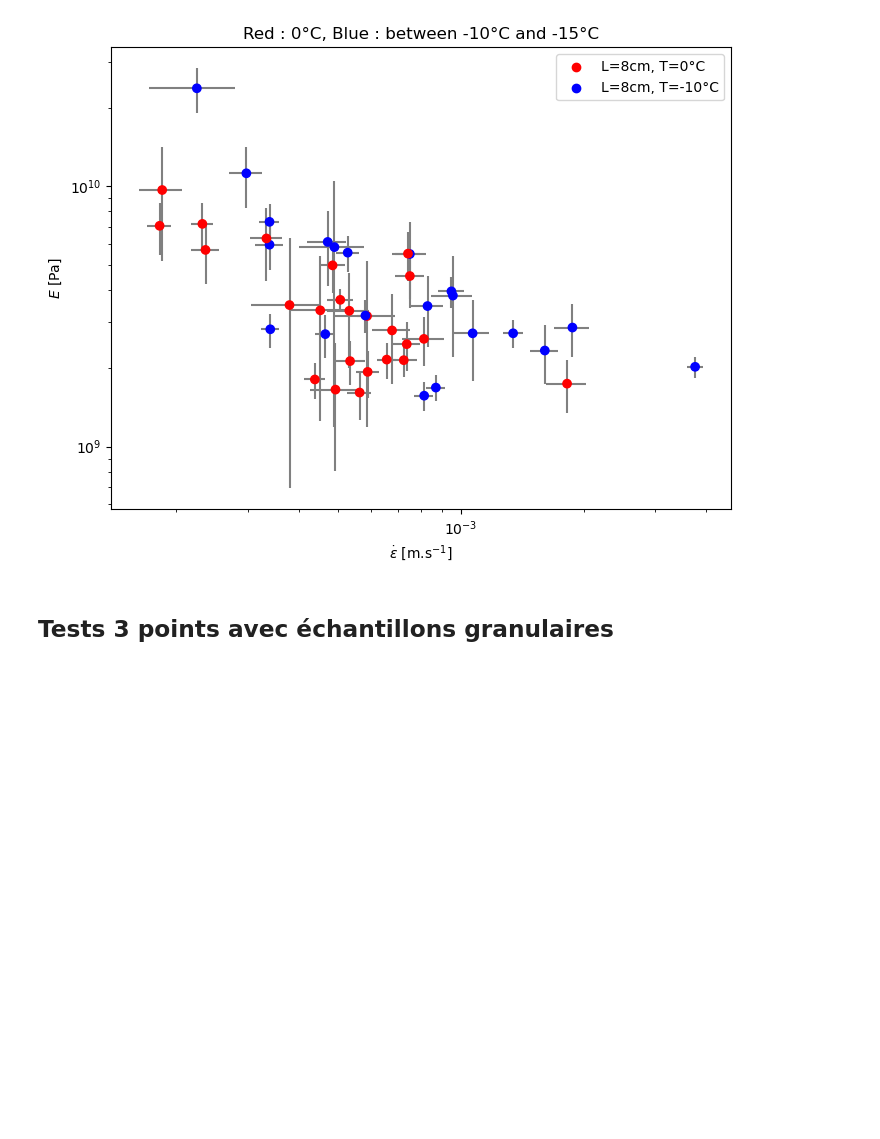
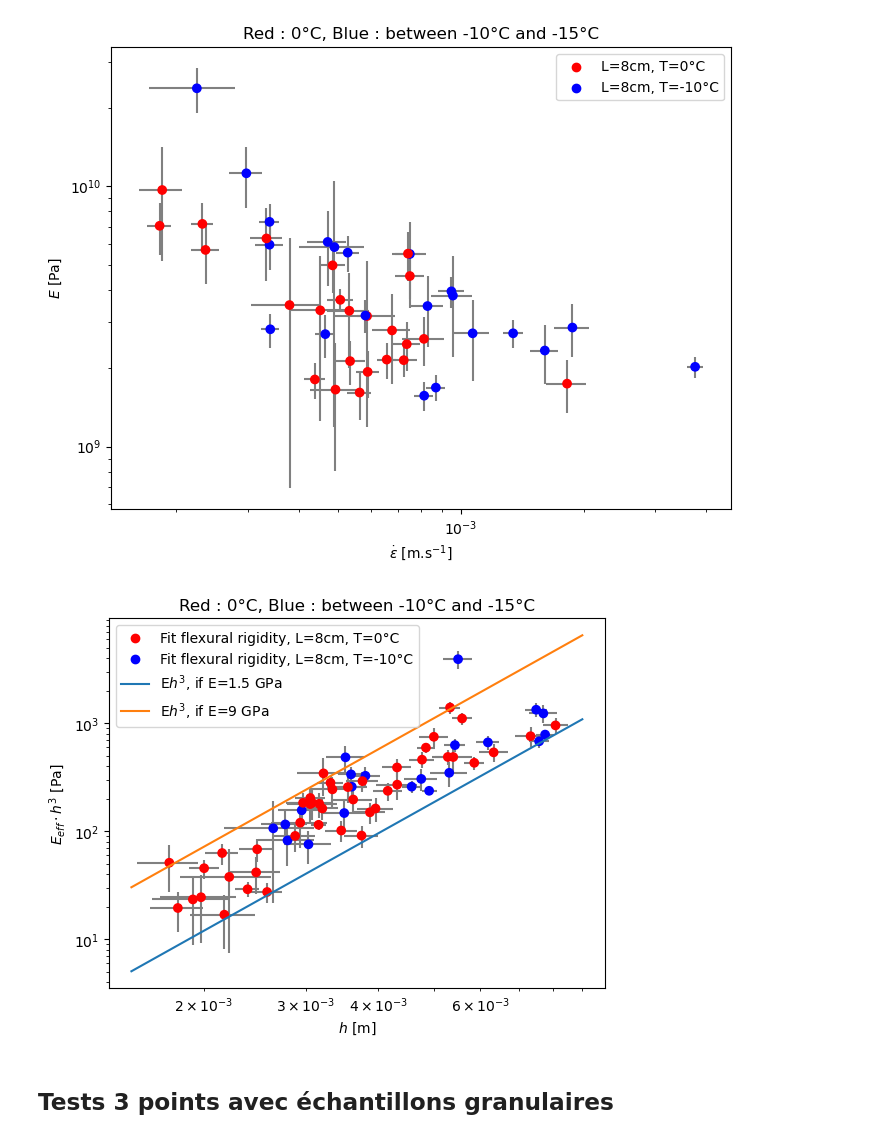
Before and after one commit to Turbotice/icewave, a Jupyter notebook: icewave/vasco/manips_Bs_As/summary_experiments_scripts/plots_poster/plots_for_interfreeze.ipynb, the cells around one changed output. Cells and saved outputs as stored; diff of their text form; code cells hidden in the pictures; blank space fills up the shorter version.

```diff
--- a/icewave/vasco/manips_Bs_As/summary_experiments_scripts/plots_poster/plots_for_interfreeze.ipynb
+++ b/icewave/vasco/manips_Bs_As/summary_experiments_scripts/plots_poster/plots_for_interfreeze.ipynb
@@ -558,6 +558,30 @@ plt.savefig('C:/Users/Vasco Zanchi/Desktop/presentations/interfreeze_2026/Eeff_v
 plt.show()
 # %% [output]
 [figure]
+# %%
+plt.figure()
+plt.title('Red : 0°C, Blue : between -10°C and -15°C')
+maskerr = (dict_all['h_std']/dict_all['h_avg']<1/4)
+plt.errorbar(dict_all['h_avg'][maskerr], dict_all['E'][maskerr]*dict_all['h_avg'][maskerr]**3,yerr=dict_all['E_err'][maskerr]*dict_all['h_avg'][maskerr]**3,xerr=dict_all['h_std'][maskerr],linestyle='',marker='',ecolor='gray')
+plt.scatter(dict_all['h_avg'][maskerr], dict_all['E'][maskerr]*dict_all['h_avg'][maskerr]**3,c=colors[maskerr],zorder=2)
+
+plt.scatter([],[],color='r',label='Fit flexural rigidity, L=8cm, T=0°C')
+plt.scatter([],[],color='b',label='Fit flexural rigidity, L=8cm, T=-10°C')
+
+xvls=np.linspace(1.5e-3,9e-3)
+yvls=1.5e9*xvls**3
+plt.plot(xvls,yvls,color='tab:blue',label='E$h^3$, if E=1.5 GPa')
+yvls=9e9*xvls**3
+plt.plot(xvls,yvls,color='tab:orange',label='E$h^3$, if E=9 GPa')
+
+plt.loglog()
+plt.legend()
+plt.xlabel('$h$ [m]')
+plt.ylabel('$E_{eff}\cdot h^3$ [Pa]')
+plt.savefig('C:/Users/Vasco Zanchi/Desktop/presentations/interfreeze_2026/Eh3_vs_h_allmatchingdata.pdf', dpi=300)
+plt.show()
+# %% [output]
+[figure, added]
 # %% [markdown]
 ## Tests 3 points avec échantillons granulaires
 # %%
```
Also changed, not shown: parts of 1 cell of this notebook, 8 other files.
